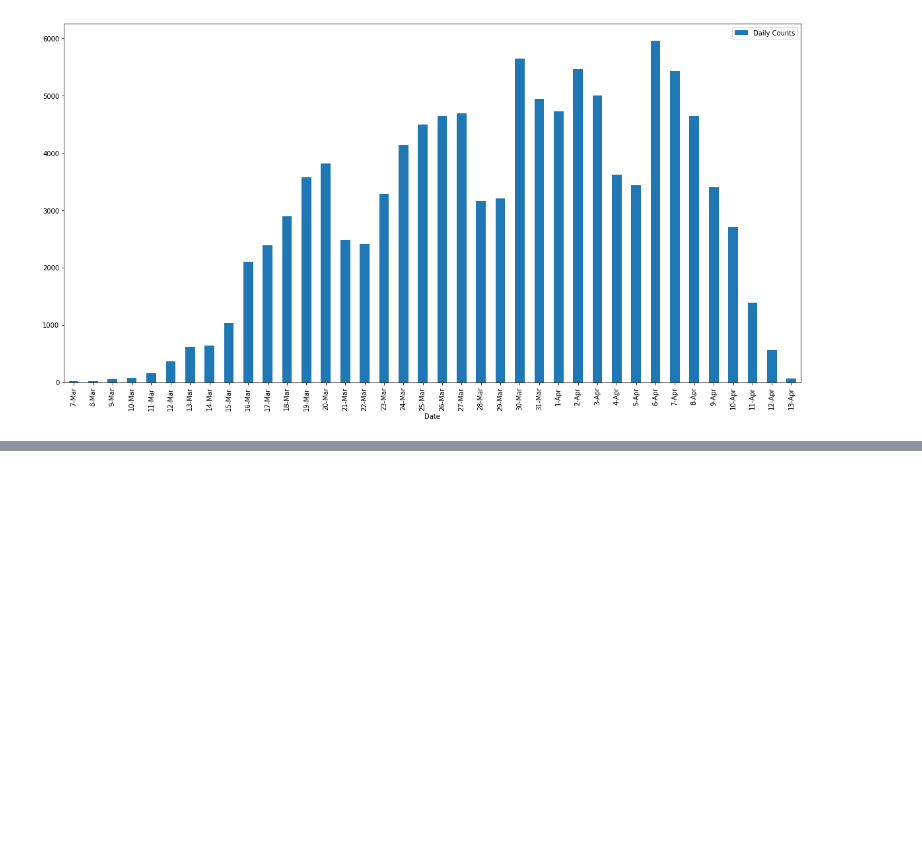
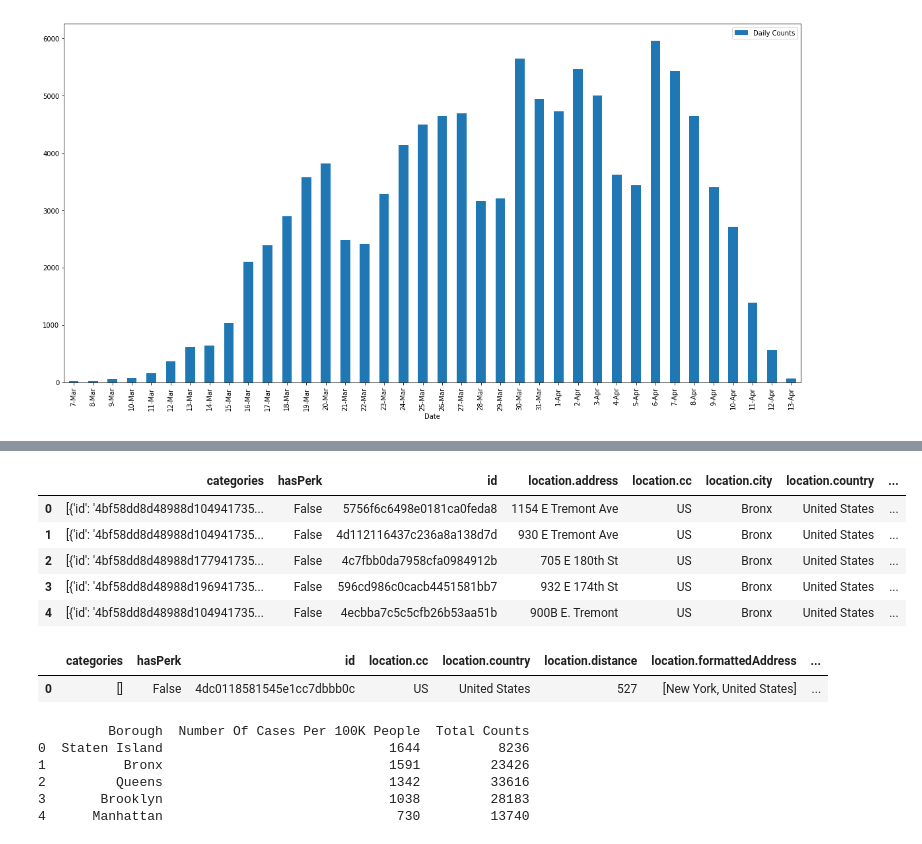
Before and after one commit to nkkoratp/capstone_data_science_project, a Jupyter notebook: Applied_Data_Science_Final_Project_Notebook.ipynb, the cells around one changed output, grey strips where cells are left out. Saved outputs shown, nothing was run; the diff lists cells and outputs as text; code cells hidden in the pictures; blank space fills up the shorter version.

```diff
--- a/Applied_Data_Science_Final_Project_Notebook.ipynb
+++ b/Applied_Data_Science_Final_Project_Notebook.ipynb
@@ -111,0 +116,8 @@ Borough
+# %%
+CLIENT_ID = 'UA0R0KYNOMC1QQBURRIUPMO3BXJDV5JPJBONEBQQBDG5FHMZ' # your Foursquare ID
+CLIENT_SECRET = '2S41RJYWFK5HYEHH0J2XNILXAJOHXCHQJOBWV54HCXEHK0SX' # your Foursquare Secret
+VERSION = '20180604'
+LIMIT = 30
+print('Your credentails:')
+print('CLIENT_ID: ' + CLIENT_ID)
+print('CLIENT_SECRET:' + CLIENT_SECRET)
@@ -112 +203,46 @@ Borough
+# %%
+# test
+# Define URL
+search_query = 'Medical'
+radius = 1000
+# Bronx	40.846651	-73.878594
+url = 'https://api.foursquare.com/v2/venues/search?client_id={}&client_secret={}&ll={},{}&v={}&query={}&radius={}&limit={}'.format(CLIENT_ID, CLIENT_SECRET,40.846651,-73.878594, VERSION, search_query, radius, LIMIT)
+# Send the GET Request and examine the results
+results = requests.get(url).json()
+
+# assign relevant part of JSON to venues
+medical_loc = results['response']['venues']
+
+# tranform venues into a dataframe
+medical_loc_df = json_normalize(medical_loc)
+medical_loc_df.head()
+# %% [output]
+|  | categories | hasPerk | id | location.address | location.cc | location.city | location.country | ... |
+| 0 | [{'id': '4bf58dd8d48988d104941735... | False | 5756f6c6498e0181ca0feda8 | 1154 E Tremont Ave | US | Bronx | United States | ... |
+| 1 | [{'id': '4bf58dd8d48988d104941735... | False | 4d112116437c236a8a138d7d | 930 E Tremont Ave | US | Bronx | United States | ... |
+| 2 | [{'id': '4bf58dd8d48988d177941735... | False | 4c7fbb0da7958cfa0984912b | 705 E 180th St | US | Bronx | United States | ... |
+| 3 | [{'id': '4bf58dd8d48988d196941735... | False | 596cd986c0cacb4451581bb7 | 932 E 174th St | US | Bronx | United States | ... |
+| 4 | [{'id': '4bf58dd8d48988d104941735... | False | 4ecbba7c5c5cfb26b53aa51b | 900B E. Tremont | US | Bronx | United States | ... |
+# %%
+# assign relevant part of JSON to venues
+medical_loc = results['response']['venues']
+
+# tranform venues into a dataframe
+medical_loc_df = json_normalize(medical_loc)
+medical_loc_df
+#medical_loc_df['location.lat']
+# %% [output]
+|  | categories | hasPerk | id | location.cc | location.country | location.distance | location.formattedAddress | ... |
+| 0 | [] | False | 4dc0118581545e1cc7dbbb0c | US | United States | 527 | [New York, United States] | ... |
+# %%
+# reset_index. i.e. add the unlabeled column with values 0,1,2,3 .... otherwise, messing up the choropleth map
+ny_covid_by_borough_df = ny_covid_by_borough_df.reset_index()
+print(ny_covid_by_borough_df)
+# %% [output]
+         Borough  Number Of Cases Per 100K People  Total Counts
+0  Staten Island                             1644          8236
+1          Bronx                             1591         23426
+2         Queens                             1342         33616
+3       Brooklyn                             1038         28183
+4      Manhattan                              730         13740
 # %%
```
Also changed, not shown: parts of 7 cells of this notebook.
